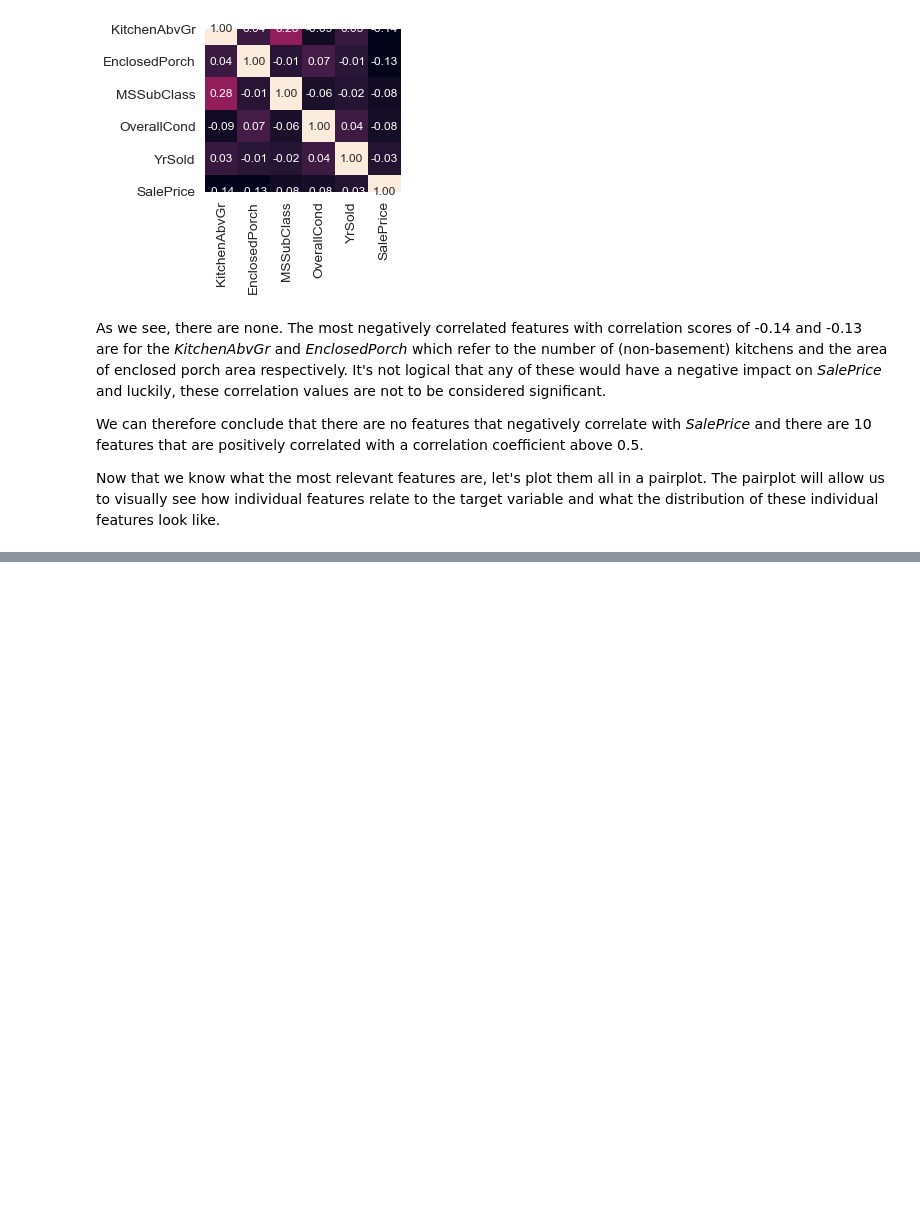
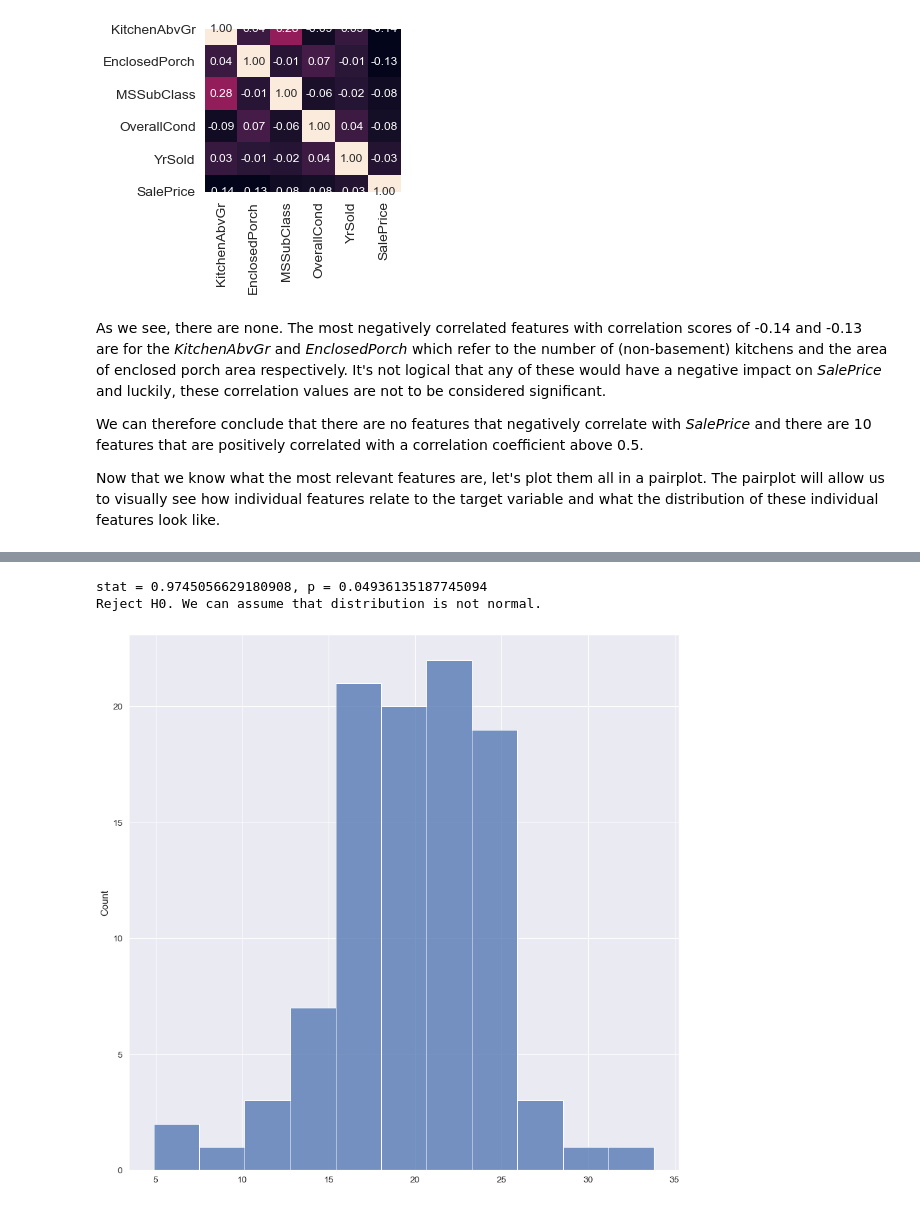
Before and after one commit to leweex95/Housing-Prices-Prediction, a Jupyter notebook: Housing-Prices-Prediction.ipynb, the cells around one changed output, grey strips where cells are left out. Saved outputs shown, nothing was run; the diff lists cells and outputs as text; code cells hidden in the pictures; blank space fills up the shorter version.

```diff
--- a/Housing-Prices-Prediction.ipynb
+++ b/Housing-Prices-Prediction.ipynb
@@ -296,0 +305,14 @@ ValueError: If using all scalar values, you must pass an index
+# %%
+d = np.random.normal(loc=20, scale=5, size=100)
+sns.histplot(d)
+stat, p = shapiro(d)
+if p > 0.05:
+    print(f"stat = {stat}, p = {p}")
+    print("Failed to reject H0. We can assume normality.")
+else:
+    print(f"stat = {stat}, p = {p}")
+    print("Reject H0. We can assume that distribution is not normal.")
+# %% [output]
+stat = 0.9745056629180908, p = 0.04936135187745094
+Reject H0. We can assume that distribution is not normal.
+[figure, added]
```
Also changed, not shown: parts of 8 cells of this notebook.
